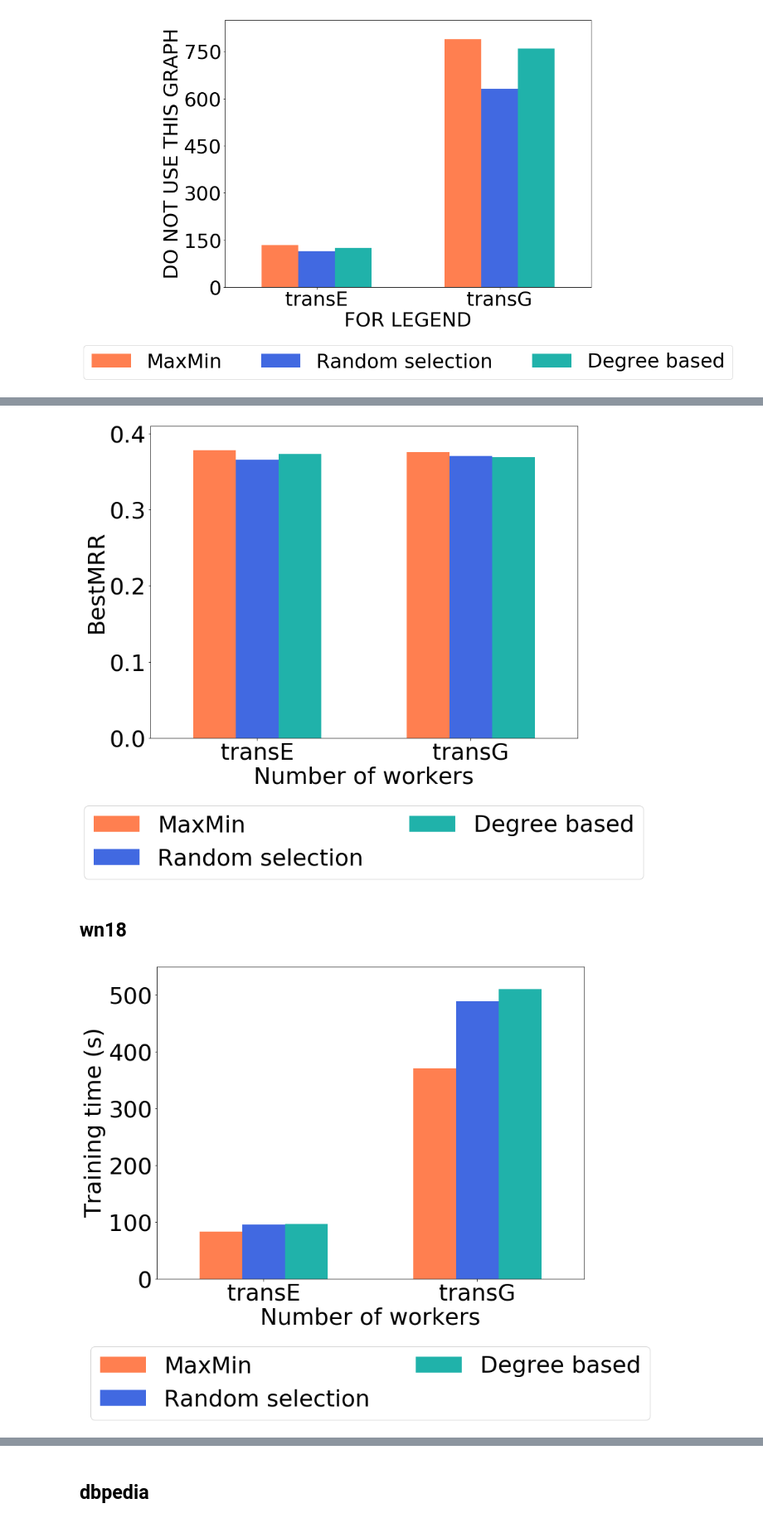
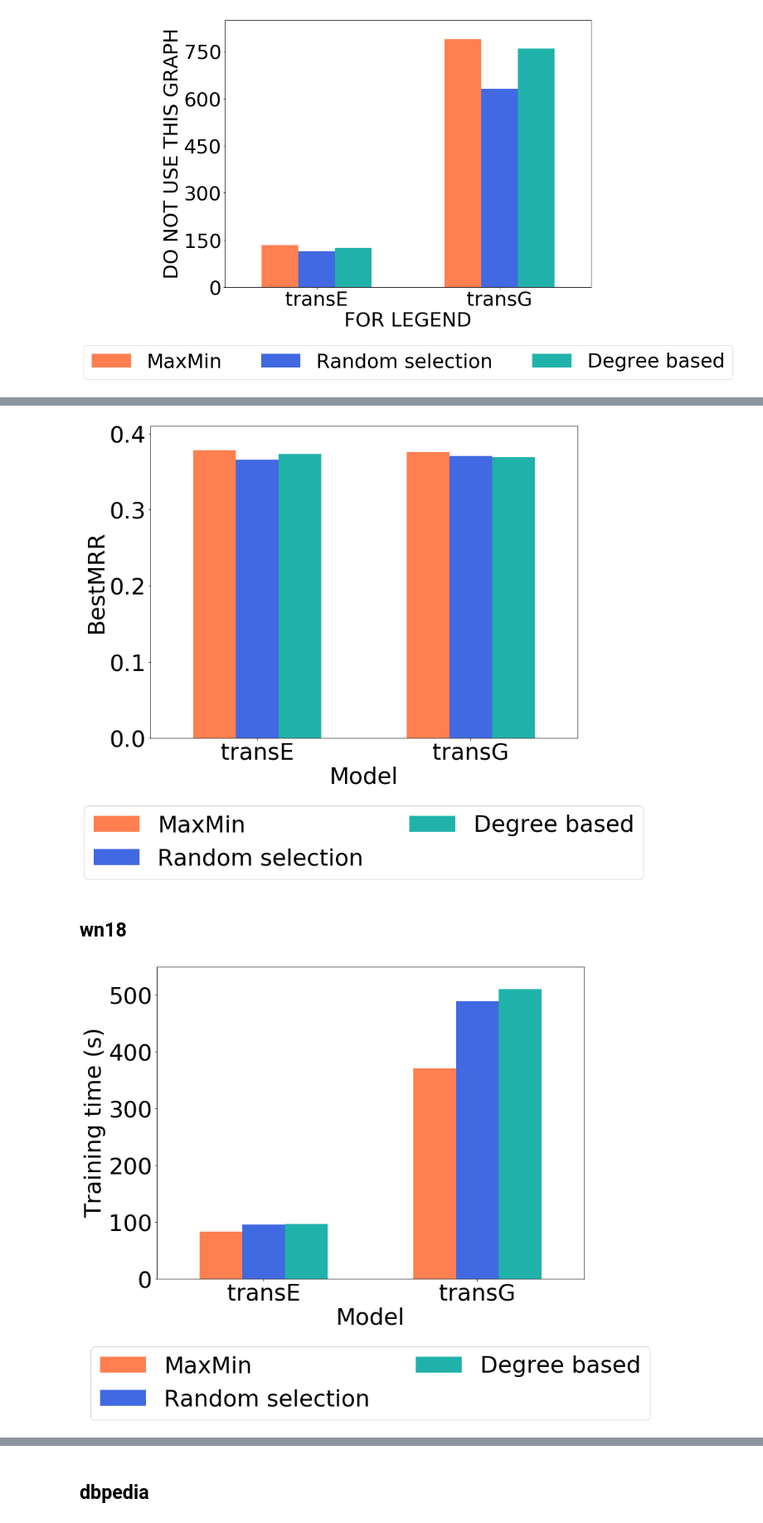
Before and after one commit to ahnjaewoo/Embedding, a Jupyter notebook: figures/figures - anchor.ipynb, the cells around one changed output, grey strips where cells are left out. Shown: that part at 83% size. Saved outputs shown, nothing was run; the diff lists cells and outputs as text; code cells hidden in the pictures.

```diff
--- a/figures/figures - anchor.ipynb
+++ b/figures/figures - anchor.ipynb
@@ -134,7 +134,7 @@ fig, ax = plt.subplots(1, 1, figsize = (12, 9))
 ax.bar(num_workers - 0.4, fb15k_maxmin, width = 0.4, label = 'MaxMin', color = 'coral')
 ax.bar(num_workers, fb15k_randmin, width = 0.4, label = 'Random selection', color = 'royalblue')
 ax.bar(num_workers + 0.4, fb15k_degmin, width = 0.4, label = 'Degree based', color = 'lightseagreen')
-ax.set_xlabel('Number of workers')
+ax.set_xlabel('Model')
 ax.set_ylabel('BestMRR')
 legend = ax.legend(loc = 'upper center', bbox_to_anchor = (0.5, -0.18), fancybox = True, ncol = 2)
 ax.set_xticks(num_workers)
@@ -147,36 +147,36 @@ ax.set_ylim(0, 0.41)
 plt.savefig('./anchor_bestmrr_fb15k.pdf', dpi = 300, quality = 100, bbox_extra_artists = (legend,), bbox_inches = 'tight')
 plt.show()
 # %% [output]
-[figure, old version]
+[figure, new version]
 # %% [markdown]
 ## wn18
 # %%
 # train_time wn18
 num_workers = np.array([2, 4])
 
 wn18_maxmin = np.array([83.17734275, 370.6907581])
 wn18_randmin = np.array([95.77928302, 488.952681])
 wn18_degmin = np.array([96.64268669, 510.4774285])
 
 fig, ax = plt.subplots(1, 1, figsize = (12, 9))
 
 ax.bar(num_workers - 0.4, wn18_maxmin, width = 0.4, label = 'MaxMin', color = 'coral')
 ax.bar(num_workers, wn18_randmin, width = 0.4, label = 'Random selection', color = 'royalblue')
 ax.bar(num_workers + 0.4, wn18_degmin, width = 0.4, label = 'Degree based', color = 'lightseagreen')
-ax.set_xlabel('Number of workers')
+ax.set_xlabel('Model')
 ax.set_ylabel('Training time (s)')
 legend = ax.legend(loc = 'upper center', bbox_to_anchor = (0.5, -0.18), fancybox = True, ncol = 2)
 ax.set_xticks(num_workers)
 ax.set_xticklabels(['transE', 'transG'])
 ax.set_yticks(np.arange(0, 800, 100))
 ax.set_xlim(1, 5)
 ax.set_ylim(0, 550)
 
 #plt.tight_layout()
 plt.savefig('./anchor_traintime_wn18.pdf', dpi = 300, quality = 100, bbox_extra_artists = (legend,), bbox_inches = 'tight')
 plt.show()
 # %% [output]
-[figure, old version]
+[figure, new version]
 # %%
 # accuracy wn18
 num_workers = np.array([2, 4])
```
Also changed, not shown: parts of 10 cells of this notebook, 9 other files.
